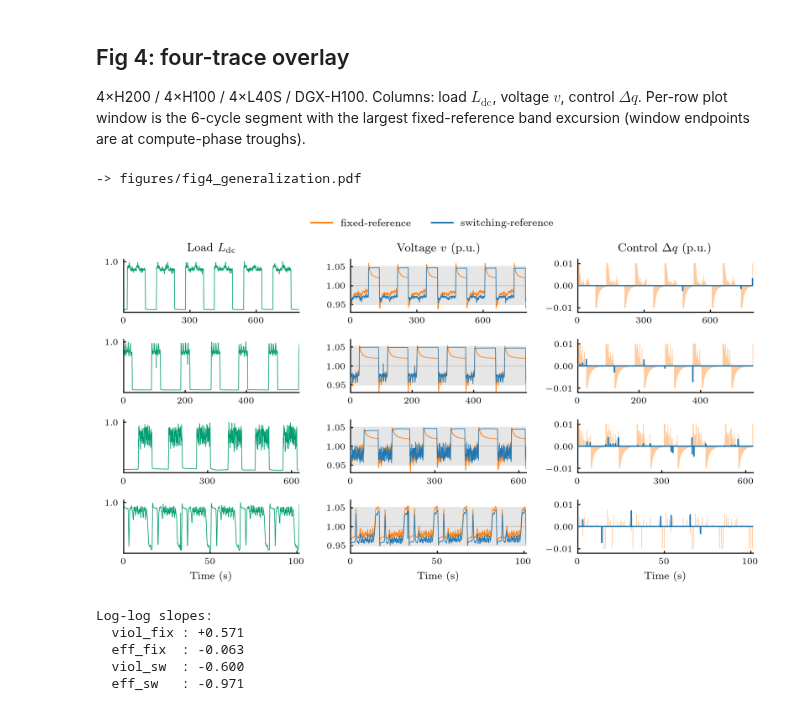
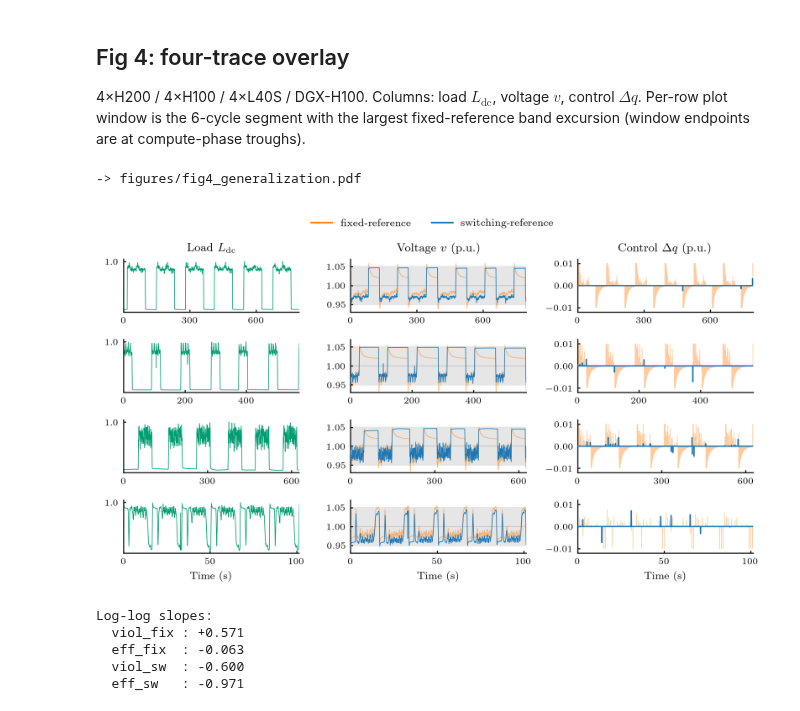
Before and after one commit to yan-mingyuan/switchref, a Jupyter notebook: main.ipynb, the cells around one changed output. Cells and saved outputs as stored; diff of their text form; code cells hidden in the pictures.

Commit message:
Fig 4: voltage column same lw with alpha-faded fixed

```diff
--- a/main.ipynb
+++ b/main.ipynb
@@ -280,8 +280,8 @@ for r, (name, cyc, t0) in enumerate(EXPS_FIG4):
 
     axV.axhspan(0.95, 1.05, color='0.90', zorder=0)
     axV.axhline(1.0, color='0.75', lw=0.5, zorder=1)
-    axV.plot(tV[mV] - tA, Vf[mV, BUS] + 1.0, color=C_FIX, lw=0.5, zorder=2)
-    axV.plot(tV[mV] - tA, Vs[mV, BUS] + 1.0, color=C_SW,  lw=0.5, zorder=3)
+    axV.plot(tV[mV] - tA, Vf[mV, BUS] + 1.0, color=C_FIX, lw=0.5, alpha=0.5, zorder=2)
+    axV.plot(tV[mV] - tA, Vs[mV, BUS] + 1.0, color=C_SW,  lw=0.5, zorder=4)
     axV.set_ylim(0.93, 1.07); axV.set_yticks([0.95, 1.0, 1.05])
 
     axQ.axhline(0.0, color='0.75', lw=0.5)
@@ -295,34 +295,34 @@ for r, (name, cyc, t0) in enumerate(EXPS_FIG4):
         axP.set_title(r'Load $L_{\mathrm{dc}}$', fontsize=9)
         axV.set_title(r'Voltage $v$ (p.u.)', fontsize=9)
         axQ.set_title(r'Control $\Delta q$ (p.u.)', fontsize=9)
 
     _half = (tB - tA) / 2
     _mag = 10.0 ** np.floor(np.log10(_half))
     _step = next(m * _mag for m in (5, 3, 2, 1) if m * _mag <= _half + 1e-9)
     xticks = [0, _step, 2 * _step]
     for ax in (axP, axV, axQ):
         ax.set_xlim(0, tB - tA)
         ax.tick_params(labelsize=7, direction='in', length=2.0)
         ax.set_xticks(xticks)
         ax.spines[['top', 'right']].set_visible(False)
         if r == len(EXPS_FIG4) - 1:
             ax.set_xlabel('Time (s)', fontsize=8)
 
 from matplotlib.lines import Line2D
 handles = [Line2D([0], [0], color=C_FIX, lw=1.2),
            Line2D([0], [0], color=C_SW,  lw=1.2)]
 fig.legend(handles, ['fixed-reference', 'switching-reference'],
            loc='upper center', ncol=2, fontsize=8, frameon=False,
            bbox_to_anchor=(0.5, 1.02))
 fig.tight_layout(rect=[0, 0, 1, 0.97])
 
 out_fig4 = FIG_DIR / 'fig4_generalization.pdf'
 fig.savefig(out_fig4, format='pdf', bbox_inches='tight', pad_inches=0.02)
 print('-> figures/fig4_generalization.pdf')
 plt.show()
 # %% [output]
 -> figures/fig4_generalization.pdf
-[figure, old version]
+[figure, new version]
 # %%
 Ts = np.array([r['cycle_s'] for r in table_rows], dtype=float)
 viol_fix = np.array([r['fix_viol'] for r in table_rows])
```
Also changed, not shown: 1 other file.
